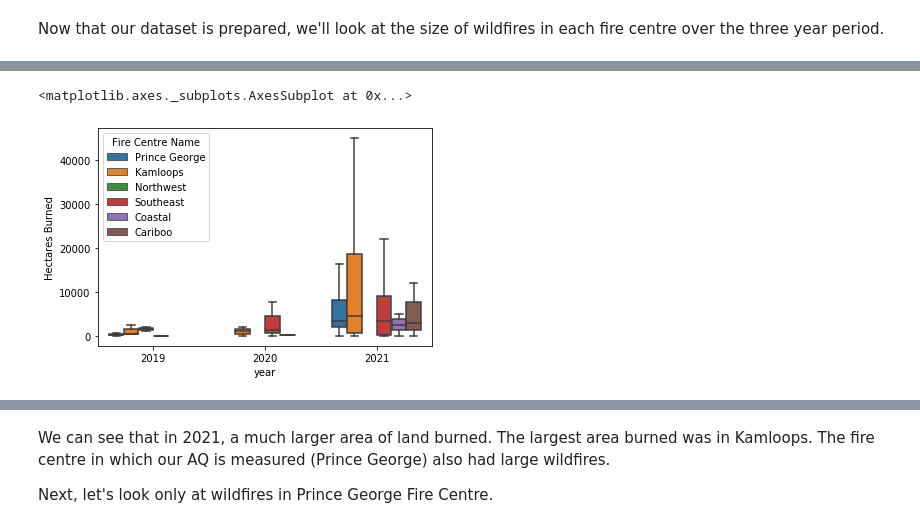
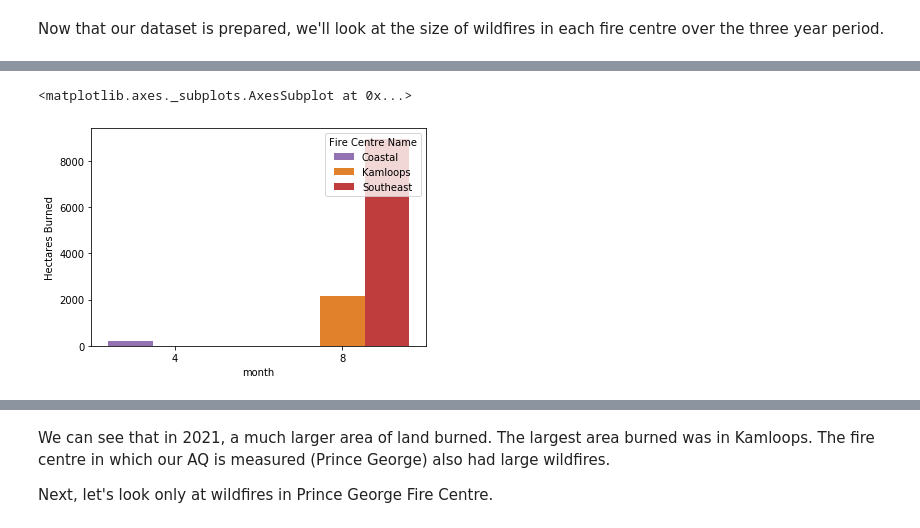
Before and after one commit to mirandadoris/CIV1498_Project2_Pythoneers, a Jupyter notebook: 2-Analysis/Wildfire_Analysis.ipynb, the cells around one changed output, grey strips where cells are left out. Drawn from its saved outputs; the diff is of its cells as text; code cells hidden in the pictures.

Commit message:
changed boxplots to barplots and separated them by year

```diff
--- a/2-Analysis/Wildfire_Analysis.ipynb
+++ b/2-Analysis/Wildfire_Analysis.ipynb
@@ -72,2 +72,7 @@ wf_data.head()
+# %%
+# Subset into three different years for boxplot
+wf_2019 = wf_data[wf_data['year'] == 2019]
+wf_2020 = wf_data[wf_data['year'] == 2020]
+wf_2021 = wf_data[wf_data['year'] == 2021]
 # %% [markdown]
 Now that our dataset is prepared, we'll look at the size of wildfires in each fire centre over the three year period.
@@ -74,9 +90,11 @@ Now that our dataset is prepared, we'll look at the size of wildfires in each fi
 # %%
-# Draw a nested boxplot to show wildfires of note by year and fire centre
-sns.boxplot(x="year", y="Hectares Burned",
+# Draw a barplot to show area burned by month and fire centre, Year 2019
+sns.barplot(x="month", y="Hectares Burned",
             hue="Fire Centre Name",
-            data=wf_data,
-            showfliers = False)
+            data=wf_2020,
+            estimator=sum,
+            ci=None,
+            palette=['C4','C1','C3'])
 # %% [output]
 <matplotlib.axes._subplots.AxesSubplot at 0x...>
-[figure, old version]
+[figure, new version]
```
Also changed, not shown: parts of 4 cells of this notebook.
